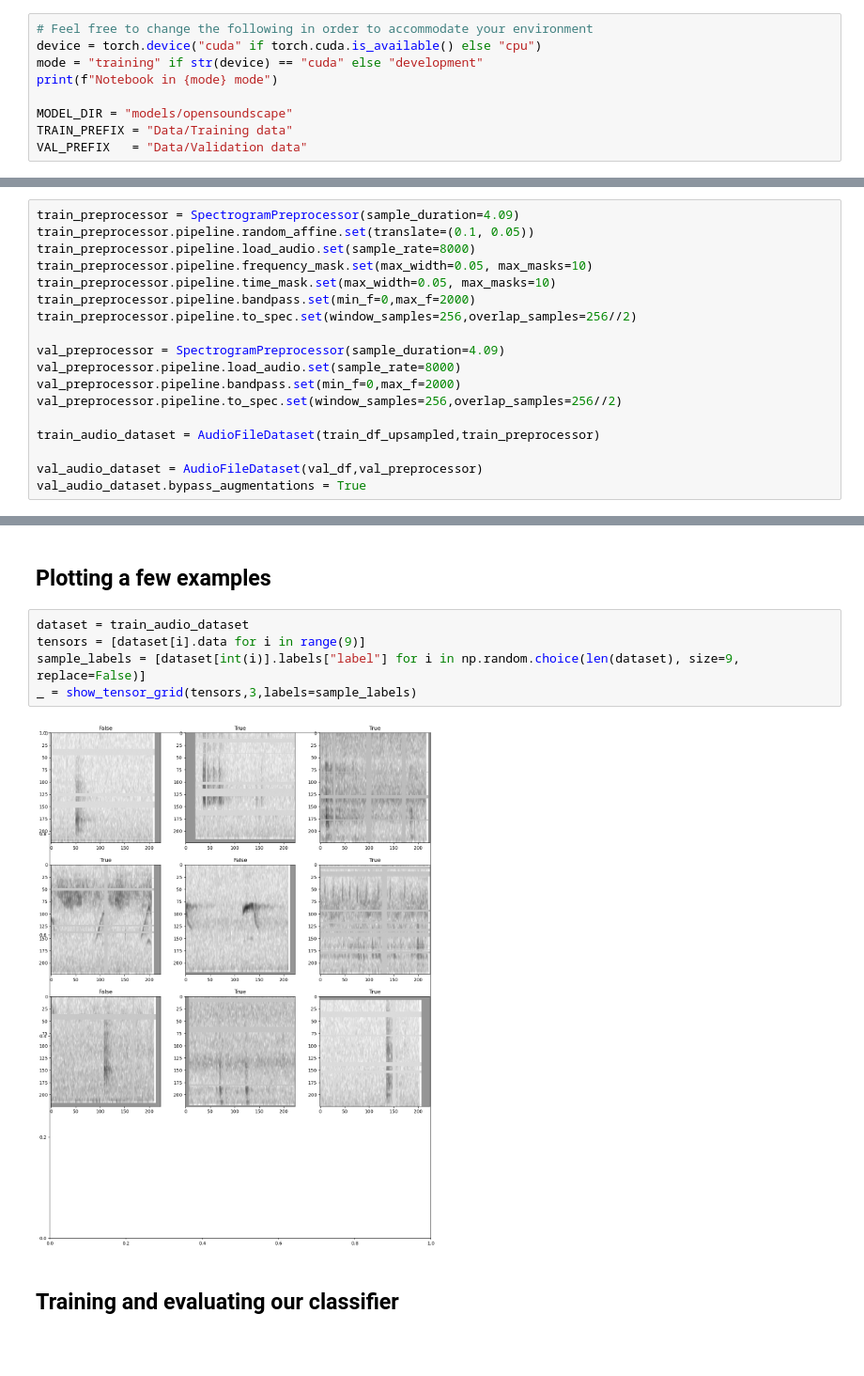
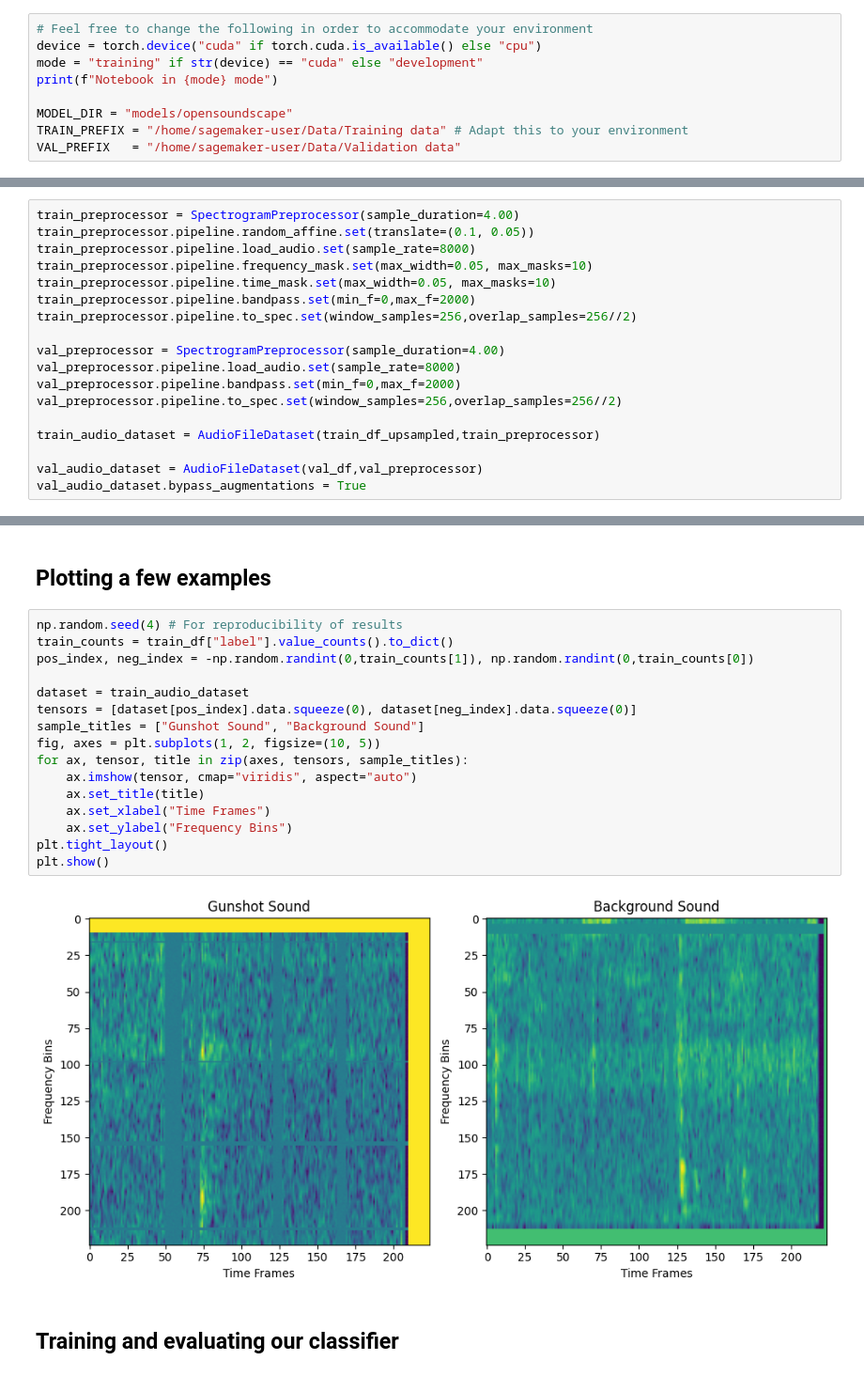
Before and after one commit to alexandre-bismuth/BachelorThesis, a Jupyter notebook: DetectionPipeline/OSSGunshotClassifier.ipynb, the cells around one changed output, grey strips where cells are left out. Shown at 94% size. Drawn from its saved outputs; the diff is of its cells as text; blank space fills up the shorter version.

```diff
--- a/DetectionPipeline/OSSGunshotClassifier.ipynb
+++ b/DetectionPipeline/OSSGunshotClassifier.ipynb
@@ -34,8 +34,8 @@ mode = "training" if str(device) == "cuda" else "development"
 print(f"Notebook in {mode} mode")
 
 MODEL_DIR = "models/opensoundscape"
-TRAIN_PREFIX = "Data/Training data"
-VAL_PREFIX   = "Data/Validation data"
+TRAIN_PREFIX = "/home/sagemaker-user/Data/Training data" # Adapt this to your environment
+VAL_PREFIX   = "/home/sagemaker-user/Data/Validation data"
 # %% [output]
 Notebook in training mode
 # %% [markdown]
@@ -68,7 +68,7 @@ Initializing the Audio dataset and the preprocessor using `opensoundscape`.
 
 Here, we copy out the preprocessing that was done in the original paper, which can be found [here](https://github.com/lydiakatsis/tropical_forest_gunshot_classifier/blob/main/Model%20and%20code/train_GUNSHOT_classifier.py)
 # %%
-train_preprocessor = SpectrogramPreprocessor(sample_duration=4.09)
+train_preprocessor = SpectrogramPreprocessor(sample_duration=4.00)
 train_preprocessor.pipeline.random_affine.set(translate=(0.1, 0.05))
 train_preprocessor.pipeline.load_audio.set(sample_rate=8000)
 train_preprocessor.pipeline.frequency_mask.set(max_width=0.05, max_masks=10)
@@ -76,7 +76,7 @@ train_preprocessor.pipeline.time_mask.set(max_width=0.05, max_masks=10)
 train_preprocessor.pipeline.bandpass.set(min_f=0,max_f=2000)
 train_preprocessor.pipeline.to_spec.set(window_samples=256,overlap_samples=256//2)
 
-val_preprocessor = SpectrogramPreprocessor(sample_duration=4.09)
+val_preprocessor = SpectrogramPreprocessor(sample_duration=4.00)
 val_preprocessor.pipeline.load_audio.set(sample_rate=8000)
 val_preprocessor.pipeline.bandpass.set(min_f=0,max_f=2000)
 val_preprocessor.pipeline.to_spec.set(window_samples=256,overlap_samples=256//2)
@@ -106,12 +106,23 @@ val_loader = DataLoader(
 # %% [markdown]
 ## Plotting a few examples
 # %%
+np.random.seed(4) # For reproducibility of results
+train_counts = train_df["label"].value_counts().to_dict()
+pos_index, neg_index = -np.random.randint(0,train_counts[1]), np.random.randint(0,train_counts[0])
+
 dataset = train_audio_dataset
-tensors = [dataset[i].data for i in range(9)]
-sample_labels = [dataset[int(i)].labels["label"] for i in np.random.choice(len(dataset), size=9, replace=False)]
-_ = show_tensor_grid(tensors,3,labels=sample_labels)
+tensors = [dataset[pos_index].data.squeeze(0), dataset[neg_index].data.squeeze(0)]
+sample_titles = ["Gunshot Sound", "Background Sound"]
+fig, axes = plt.subplots(1, 2, figsize=(10, 5))
+for ax, tensor, title in zip(axes, tensors, sample_titles):
+    ax.imshow(tensor, cmap="viridis", aspect="auto")
+    ax.set_title(title)
+    ax.set_xlabel("Time Frames")
+    ax.set_ylabel("Frequency Bins")
+plt.tight_layout()
+plt.show()
 # %% [output]
-[figure, old version]
+[figure, new version]
 # %% [markdown]
 ## Training and evaluating our classifier
 # %% [markdown]
```
Also changed, not shown: parts of 14 cells of this notebook, 12 other files.
